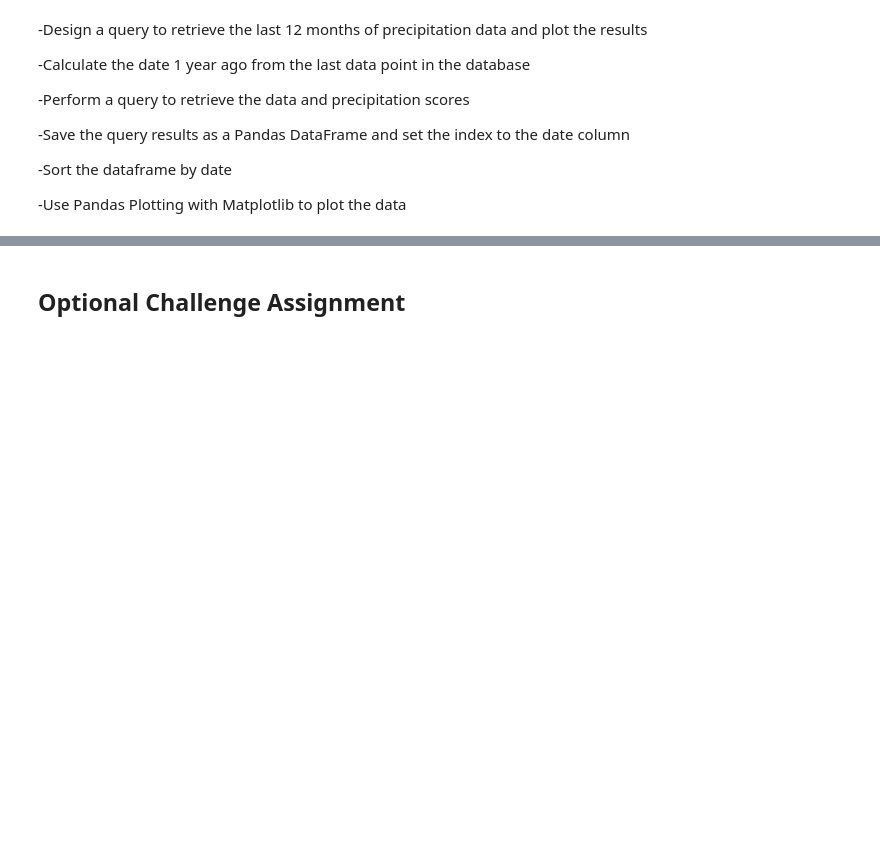
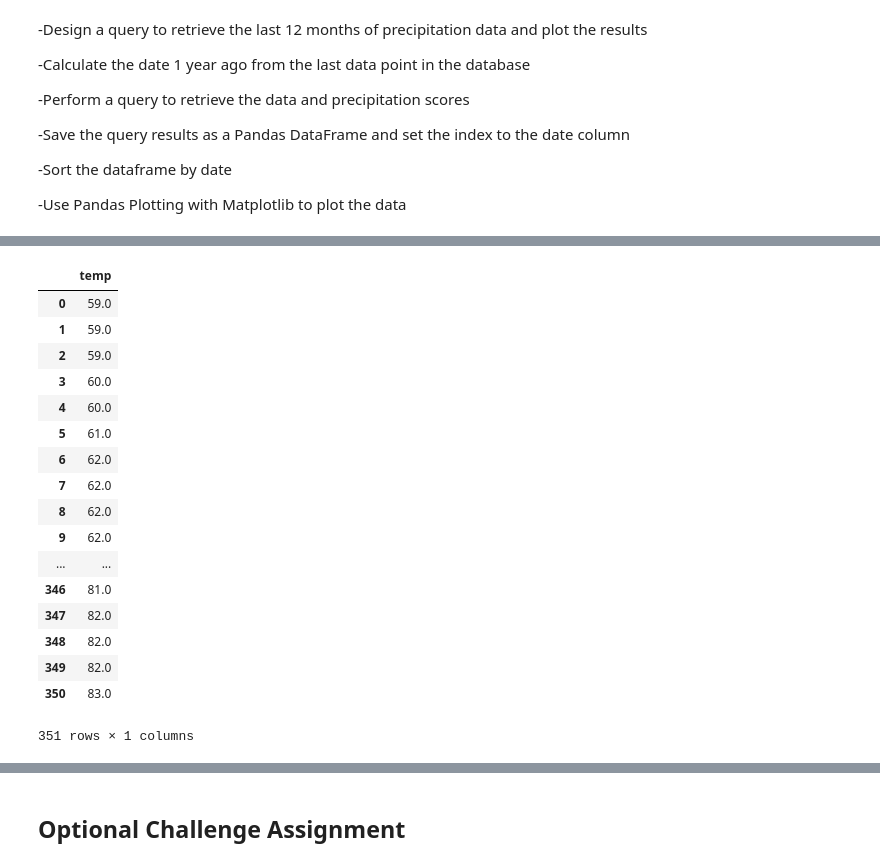
Before and after one commit to meharperjr/Initial_Class_Repo, a Jupyter notebook: 10-Advanced-Data-Homework/Climate_complete.ipynb, the cells around one changed output, grey strips where cells are left out. Saved outputs shown, nothing was run; the diff lists cells and outputs as text; code cells hidden in the pictures; blank space fills up the shorter version.

```diff
--- a/10-Advanced-Data-Homework/Climate_complete.ipynb
+++ b/10-Advanced-Data-Homework/Climate_complete.ipynb
@@ -134,13 +216,32 @@ print(f"The lowest seen tempreture was {avg[0][1]:.2f}. ")
 # %%
 # Choose the station with the highest number of temperature observations.
 # Query the last 12 months of temperature observation data for this station
 tobs_twelve = session.query(Measurement.tobs)\
     .filter(Measurement.date > last_year)\
-    .filter(Measurement.station == highest_station_activity)\
+    .filter(Measurement.station == busy_station)\
     .order_by(Measurement.tobs).all()
 
 tobs_df = pd.DataFrame(tobs_twelve, columns=['temp'])
-tobs_df.head()
+tobs_df
+# %% [output]
+|  | temp |
+| 0 | 59.0 |
+| 1 | 59.0 |
+| 2 | 59.0 |
+| 3 | 60.0 |
+| 4 | 60.0 |
+| 5 | 61.0 |
+| 6 | 62.0 |
+| 7 | 62.0 |
+| 8 | 62.0 |
+| 9 | 62.0 |
+| ... | ... |
+| 346 | 81.0 |
+| 347 | 82.0 |
+| 348 | 82.0 |
+| 349 | 82.0 |
+| 350 | 83.0 |
+351 rows × 1 columns
 # %%
 #plotting the results.
 plt.subplots(figsize=(8,5))
```
Also changed, not shown: parts of 19 cells of this notebook.
